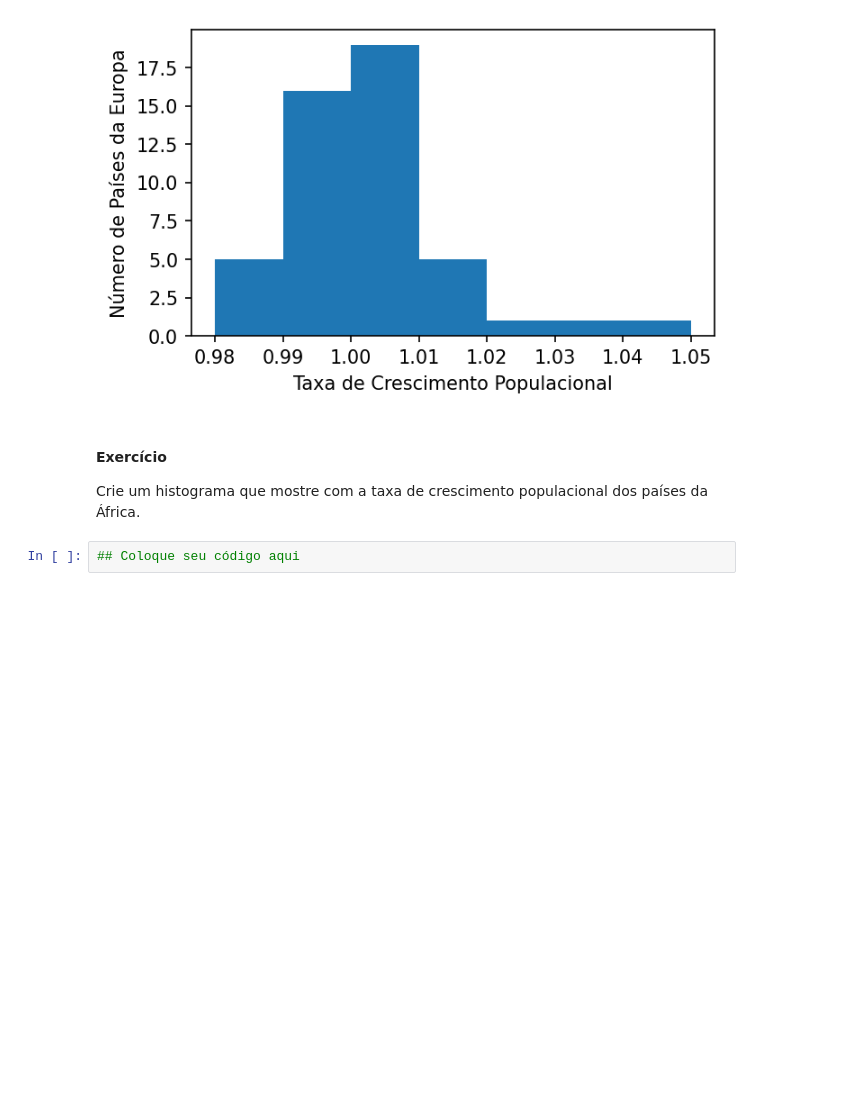
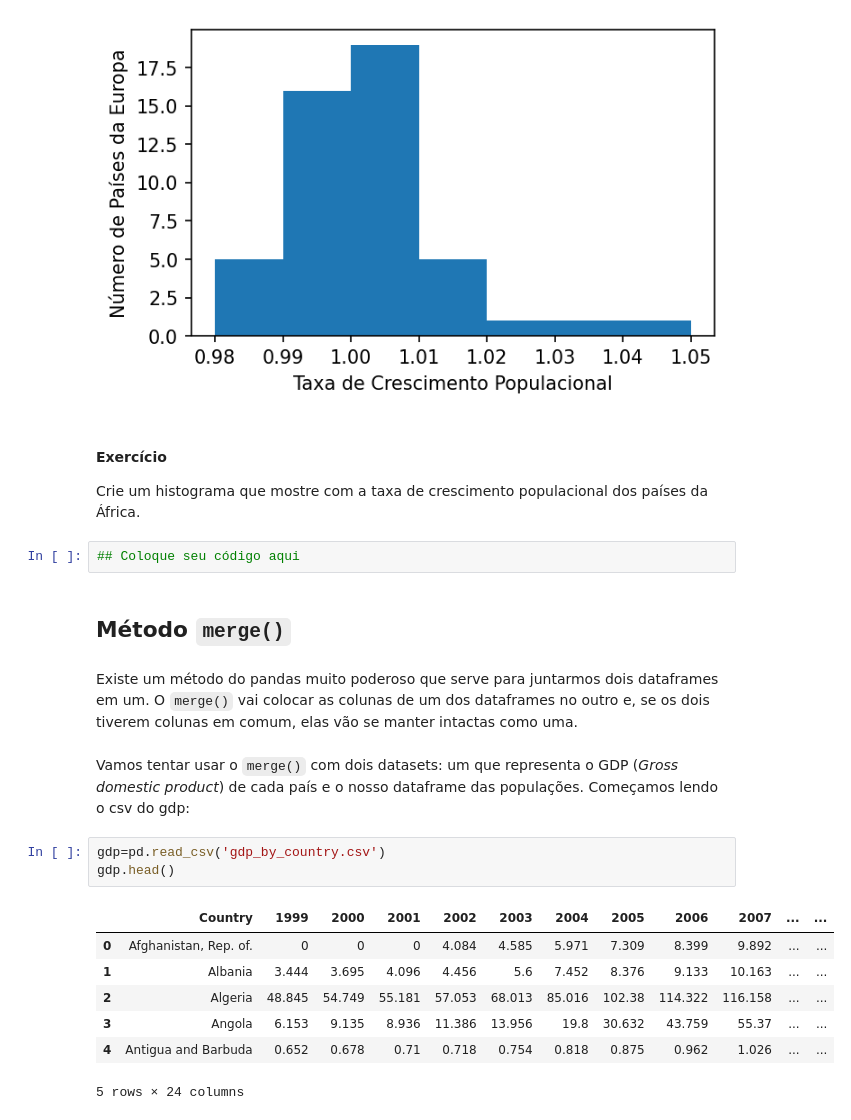
Before and after one commit to heitorhenriques/MiniCurso, a Jupyter notebook: Aula 4/Aula4.ipynb, the cells around one changed output. Saved outputs shown, nothing was run; the diff lists cells and outputs as text; blank space fills up the shorter version.

```diff
--- a/Aula 4/Aula4.ipynb
+++ b/Aula 4/Aula4.ipynb
@@ -412,3 +412,20 @@ plt.show()
 Crie um histograma que mostre com a taxa de crescimento populacional dos países da África.
 # %%
 ## Coloque seu código aqui
+# %% [markdown]
+## Método `merge()`
+# %% [markdown]
+Existe um método do pandas muito poderoso que serve para juntarmos dois dataframes em um. O `merge()` vai colocar as colunas de um dos dataframes no outro e, se os dois tiverem colunas em comum, elas vão se manter intactas como uma.
+# %% [markdown]
+Vamos tentar usar o `merge()` com dois datasets: um que representa o GDP (*Gross domestic product*) de cada país e o nosso dataframe das populações. Começamos lendo o csv do gdp:
+# %%
+gdp=pd.read_csv('gdp_by_country.csv')
+gdp.head()
+# %% [output]
+|  | Country | 1999 | 2000 | 2001 | 2002 | 2003 | 2004 | 2005 | 2006 | 2007 | ... | ... |
+| 0 | Afghanistan, Rep. of. | 0 | 0 | 0 | 4.084 | 4.585 | 5.971 | 7.309 | 8.399 | 9.892 | ... | ... |
+| 1 | Albania | 3.444 | 3.695 | 4.096 | 4.456 | 5.6 | 7.452 | 8.376 | 9.133 | 10.163 | ... | ... |
+| 2 | Algeria | 48.845 | 54.749 | 55.181 | 57.053 | 68.013 | 85.016 | 102.38 | 114.322 | 116.158 | ... | ... |
+| 3 | Angola | 6.153 | 9.135 | 8.936 | 11.386 | 13.956 | 19.8 | 30.632 | 43.759 | 55.37 | ... | ... |
+| 4 | Antigua and Barbuda | 0.652 | 0.678 | 0.71 | 0.718 | 0.754 | 0.818 | 0.875 | 0.962 | 1.026 | ... | ... |
+5 rows × 24 columns
```
Also changed, not shown: parts of 14 cells of this notebook, 2 other files.
